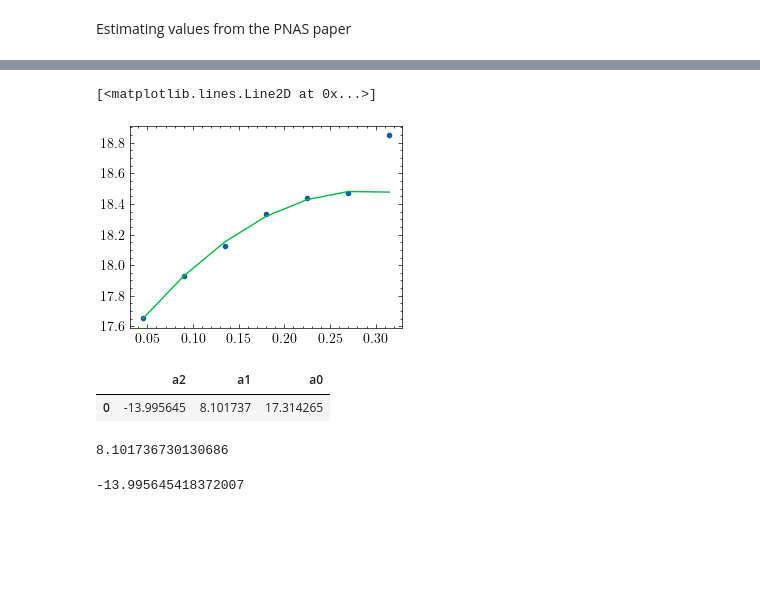
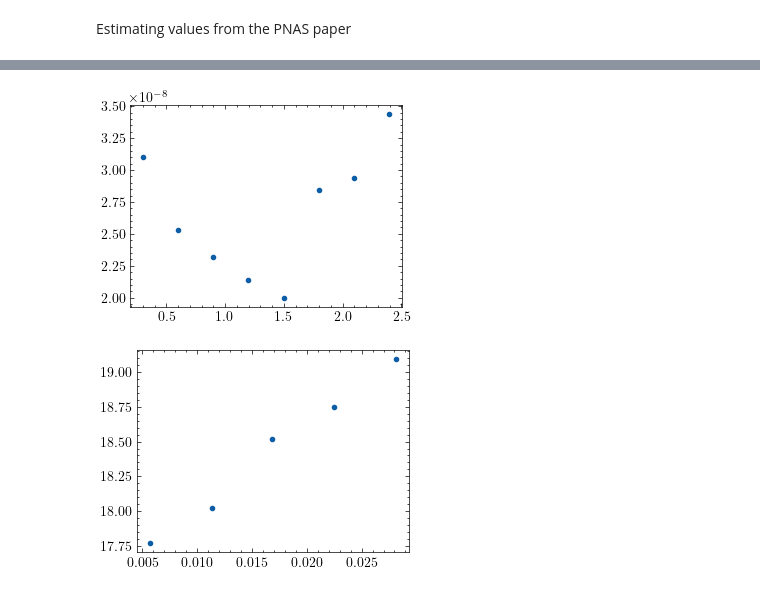
Before and after one commit to antonilis/molecular_crowding, a Jupyter notebook: analysis.ipynb, the cells around one changed output, grey strips where cells are left out. Cells and saved outputs as stored; diff of their text form; code cells hidden in the pictures; blank space fills up the shorter version.

```diff
--- a/analysis.ipynb
+++ b/analysis.ipynb
@@ -261,13 +216,0 @@ def make_df(coef):
-# %%
-p35k = pd.read_csv('PNAS_P35K.csv', sep=';')
-p35k['K ok'] = 1/p35k['K'] * 10**9
-
-x = p35k['c']/35
-y = np.log(p35k['K ok'])
-
-
-coeoff = np.polyfit(x[0:-1], y[0:-1], 2)
-
-
-plt.plot(x, y, '.')
-plt.plot(x, coeoff[2] + coeoff[1] * x + coeoff[0] * x**2)
@@ -285,26 +217,23 @@ p1K['K ok'] = 1/p1K['K'] * 10**9
-# %%
-x = p1K['C']  # This is in correct units
-y = np.log(p1K['K ok'])
-
-
-coeoff = np.polyfit(x[0:-1], y[0:-1], 2)
-
-
-plt.plot(x, y, '.')
-plt.plot(x, coeoff[2] + coeoff[1] * x + coeoff[0] * x**2)
-# %% [output]
-[<matplotlib.lines.Line2D at 0x...>]
-[figure, removed]
-# %%
-make_df(coeoff)
-# %% [output]
-|  | a2 | a1 | a0 |
-| 0 | -13.995645 | 8.101737 | 17.314265 |
-# %%
-coeoff[1]
-# %% [output]
-8.101736730130686
-# %%
-coeoff[0]
-# %% [output]
--13.995645418372007
+# %%
+PNAS = PNAS_data.PNAS_data()
+# %%
+def plot_fit(probe):
+
+    x = np.array(PNAS.get_probe(probe)['c [M]'], dtype=np.float64)
+    #y, y_error = PNAS.get_float_uncertainty(unp.log(PNAS.get_probe(probe)['K [M]']))
+
+    y, y_error = PNAS.get_float_uncertainty(1/PNAS.get_probe(probe)['K [M]'])
+
+
+
+    with plt.style.context(['science']):
+
+        plt.plot(x,y, '.')
+# %%
+plot_fit('Triethylene glycol')
+# %% [output]
+[figure, added]
+# %%
+plot_fit('PEG 6000')
+# %% [output]
+[figure, added]
```
Also changed, not shown: parts of 11 cells of this notebook, 4 other files.
